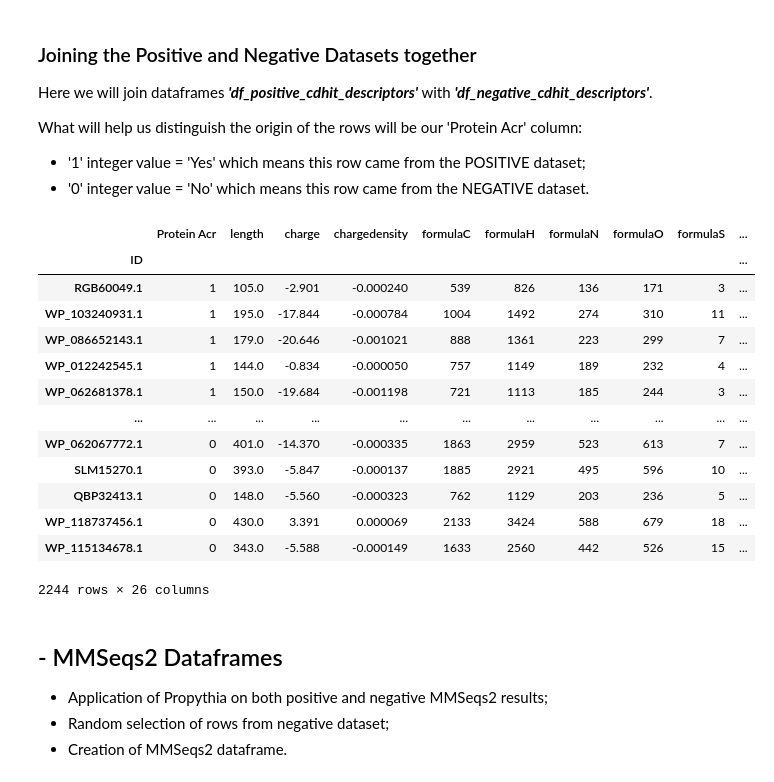
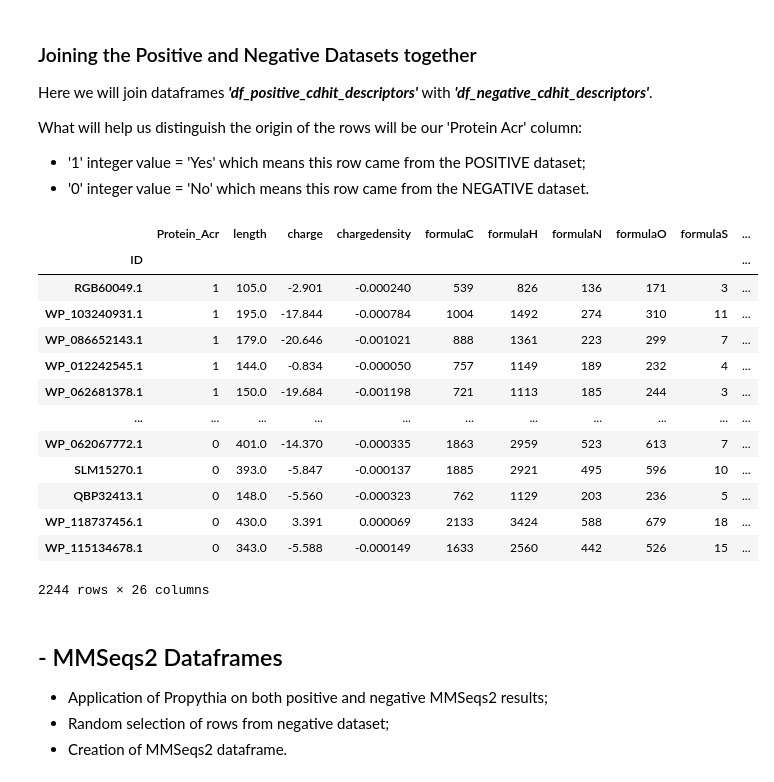
Before and after one commit to ChristianNeitzel/Projeto-Bioinf-PhageAcr, a Jupyter notebook: 4_code_propythia_preparingforML.ipynb, the cells around one changed output. Cells and saved outputs as stored; diff of their text form; code cells hidden in the pictures.

Commit message:
organization improvements, removed unused imports

```diff
--- a/4_code_propythia_preparingforML.ipynb
+++ b/4_code_propythia_preparingforML.ipynb
@@ -349,0 +333,5 @@ df_positive_cdhit_descriptors
+# %%
+descriptors_df = ProteinDescritors(dataset=df_positive_cdhit , col='Sequence')
+df_positive_cdhit_descriptors = descriptors_df.get_all_physicochemical(n_jobs = -1)     # Obtain physicochemical features of our sequences
+# df_positive_cdhit_descriptors = descriptors_df.get_all(n_jobs = -1) # Obtain all features of our sequences. Note: When running this code and then performing ML, the results of each model hinted towards Overfitting behaviour!
+df_positive_cdhit_descriptors
@@ -390,8 +392,9 @@ df_negative_cdhit_randomsampled
 1122 rows × 6 columns
 # %%
 # We will obtain the features through the random sample as running this code on the full dataframe is time consuming
-descriptors_df = ProteinDescritors(dataset=df_negative_cdhit_randomsampled , col='Sequence') # Descriptors obtained from random sample
-df_negative_cdhit_descriptors = descriptors_df.get_all_physicochemical(n_jobs = 8)
+descriptors_df = ProteinDescritors(dataset=df_negative_cdhit_randomsampled , col='Sequence')    # Descriptors obtained from random sample
+df_negative_cdhit_descriptors = descriptors_df.get_all_physicochemical(n_jobs = -1)             # Obtain physicochemical features of our sequences
+# df_negative_cdhit_descriptors = descriptors_df.get_all(n_jobs = -1)  # Obtain all features of our sequences. Note: When running this code and then performing ML, the results of each model hinted towards Overfitting behaviour!
 df_negative_cdhit_descriptors
 # %% [output]
 |  | ID | Sequence | Organism | Structure | Size | Protein Acr | length | charge | chargedensity | ... |
@@ -455,16 +458,23 @@ What will help us distinguish the origin of the rows will be our 'Protein Acr' c
 - '1' integer value = 'Yes' which means this row came from the POSITIVE dataset;
 - '0' integer value = 'No' which means this row came from the NEGATIVE dataset.
 # %%
-from sklearn.preprocessing import LabelEncoder
+df_cdhit_final = pd.concat([df_positive_cdhit_descriptors, df_negative_cdhit_descriptors])      # Concatenates the positive and negative dataframes
+df_cdhit_final['Protein Acr'] = LabelEncoder().fit_transform(df_cdhit_final['Protein Acr'])     # Replace 'Yes' & 'No' values in 'Protein Acr' with numericals using sklearn's LabelEncoder
+df_cdhit_final = df_cdhit_final.rename(columns={'Protein Acr': 'Protein_Acr'})                  # Renaming 'Protein Acr' column to avoid future formatting or column read errors
+df_cdhit_final.reset_index(drop=True, inplace=True)                                             # Resets index
+df_cdhit_final.set_index('ID', inplace=True)                                                    # Set the "ID" column as the index
+df_cdhit_final
 
-df_cdhit_final = pd.concat([df_positive_cdhit_descriptors, df_negative_cdhit_descriptors])  # Concatenates the positive and negative dataframes
-df_cdhit_final['Protein Acr'] = LabelEncoder().fit_transform(df_cdhit_final['Protein Acr']) # Replace 'Yes' & 'No' values in 'Protein Acr' with numericals using sklearn's LabelEncoder
-df_cdhit_final.rename(columns={'Protein Acr': 'Protein_Acr'})                               # Renaming 'Protein Acr' column to avoid future formatting or column read errors
-df_cdhit_final.reset_index(drop=True, inplace=True)                                         # Resets index
-df_cdhit_final.set_index('ID', inplace=True)                                                # Set the "ID" column as the index
-df_cdhit_final
+# ## If the Propythia function used was get_all(), comment the above code and uncomment this code:
+# df_positive_cdhit_descriptors = df_positive_cdhit_descriptors.rename(columns={'Protein Acr': 'Protein_Acr', 'ID_x': 'ID'})  # Rename 'Protein Acr' to 'Protein_Acr' and 'ID_x' to 'ID'
+# df_negative_cdhit_descriptors = df_negative_cdhit_descriptors.rename(columns={'Protein Acr': 'Protein_Acr', 'ID_x': 'ID'})  # Rename 'Protein Acr' to 'Protein_Acr' and 'ID_x' to 'ID'
+# df_cdhit_final = pd.concat([df_positive_cdhit_descriptors, df_negative_cdhit_descriptors])                                  # Concatenates the positive and negative dataframes
+# df_cdhit_final['Protein_Acr'] = LabelEncoder().fit_transform(df_cdhit_final['Protein_Acr'])                                 # Replace 'Yes' & 'No' values in 'Protein Acr' with numericals using sklearn's LabelEncoder
+# df_cdhit_final.reset_index(drop=True, inplace=True)                                                                         # Resets index
+# df_cdhit_final.set_index('ID', inplace=True)                                                                                # Set the "ID" column as the index
+# df_cdhit_final
 # %% [output]
-|  | Protein Acr | length | charge | chargedensity | formulaC | formulaH | formulaN | formulaO | formulaS | ... |
+|  | Protein_Acr | length | charge | chargedensity | formulaC | formulaH | formulaN | formulaO | formulaS | ... |
 | ID |  |  |  |  |  |  |  |  |  | ... |
 | RGB60049.1 | 1 | 105.0 | -2.901 | -0.000240 | 539 | 826 | 136 | 171 | 3 | ... |
 | WP_103240931.1 | 1 | 195.0 | -17.844 | -0.000784 | 1004 | 1492 | 274 | 310 | 11 | ... |
```
Also changed, not shown: parts of 7 cells of this notebook, 2 other files.
